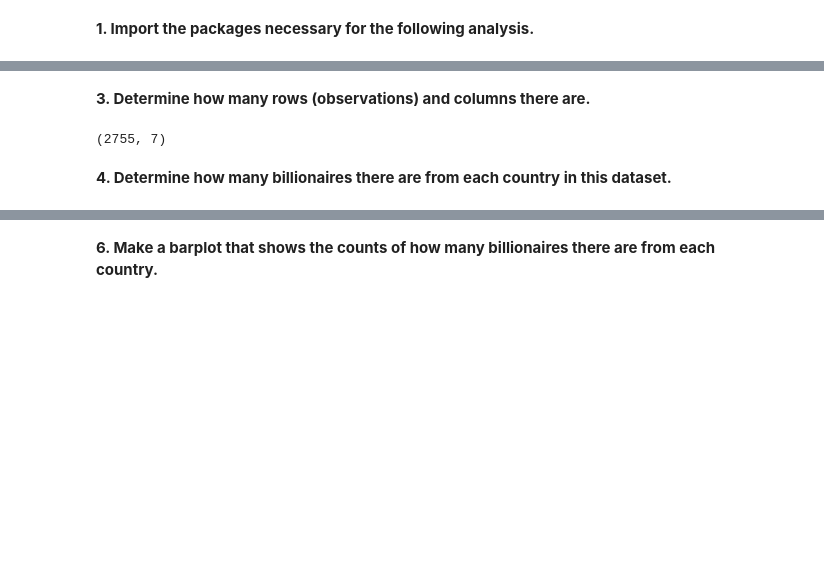
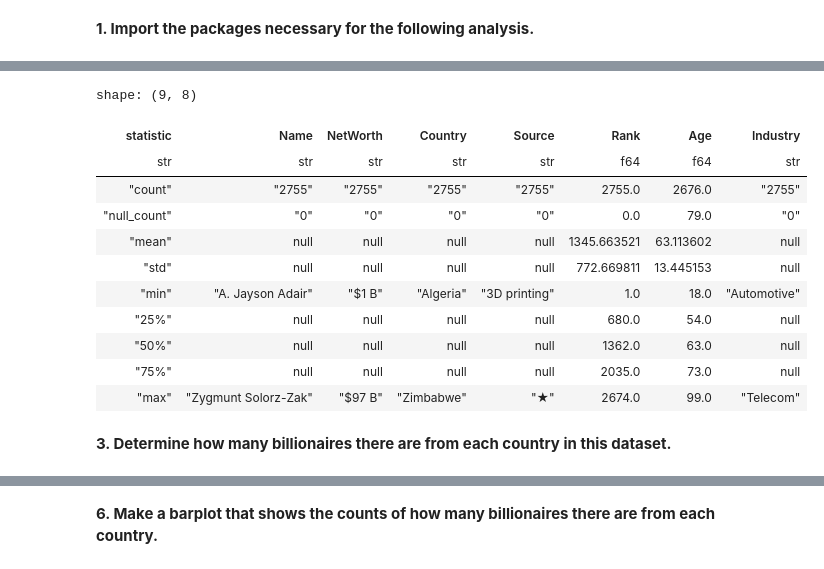
Before and after one commit to nogibjj/zihan_polar_project, a Jupyter notebook: Panda_Descriptive_Project.ipynb, the cells around one changed output, grey strips where cells are left out. Saved outputs shown, nothing was run; the diff lists cells and outputs as text; code cells hidden in the pictures; blank space fills up the shorter version.

```diff
--- a/Panda_Descriptive_Project.ipynb
+++ b/Panda_Descriptive_Project.ipynb
@@ -22,9 +31,18 @@ df.head()
+# %%
+pl_df.describe()
+# %% [output]
+shape: (9, 8)
+| statistic | Name | NetWorth | Country | Source | Rank | Age | Industry |
+| str | str | str | str | str | f64 | f64 | str |
+| "count" | "2755" | "2755" | "2755" | "2755" | 2755.0 | 2676.0 | "2755" |
+| "null_count" | "0" | "0" | "0" | "0" | 0.0 | 79.0 | "0" |
+| "mean" | null | null | null | null | 1345.663521 | 63.113602 | null |
+| "std" | null | null | null | null | 772.669811 | 13.445153 | null |
+| "min" | "A. Jayson Adair" | "$1 B" | "Algeria" | "3D printing" | 1.0 | 18.0 | "Automotive" |
+| "25%" | null | null | null | null | 680.0 | 54.0 | null |
+| "50%" | null | null | null | null | 1362.0 | 63.0 | null |
+| "75%" | null | null | null | null | 2035.0 | 73.0 | null |
+| "max" | "Zygmunt Solorz-Zak" | "$97 B" | "Zimbabwe" | "★" | 2674.0 | 99.0 | "Telecom" |
 # %% [markdown]
-**3. Determine how many rows (observations) and columns there are.**
+**3. Determine how many billionaires there are from each country in this dataset.**
-# %%
-df.shape
-# %% [output]
-(2755, 7)
-# %% [markdown]
-**4. Determine how many billionaires there are from each country in this dataset.**
 # %%
```
Also changed, not shown: parts of 11 cells of this notebook, 1 other file.
